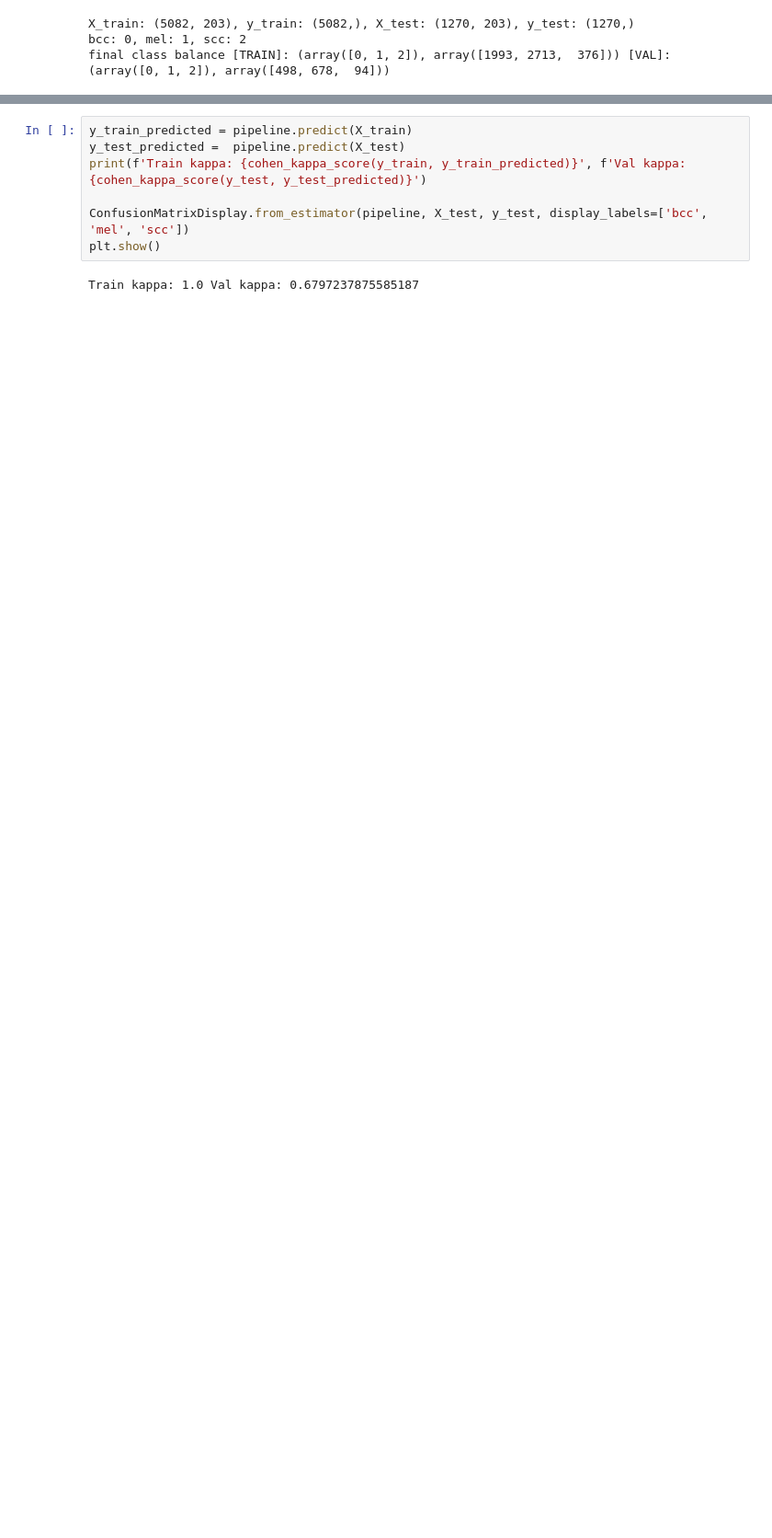
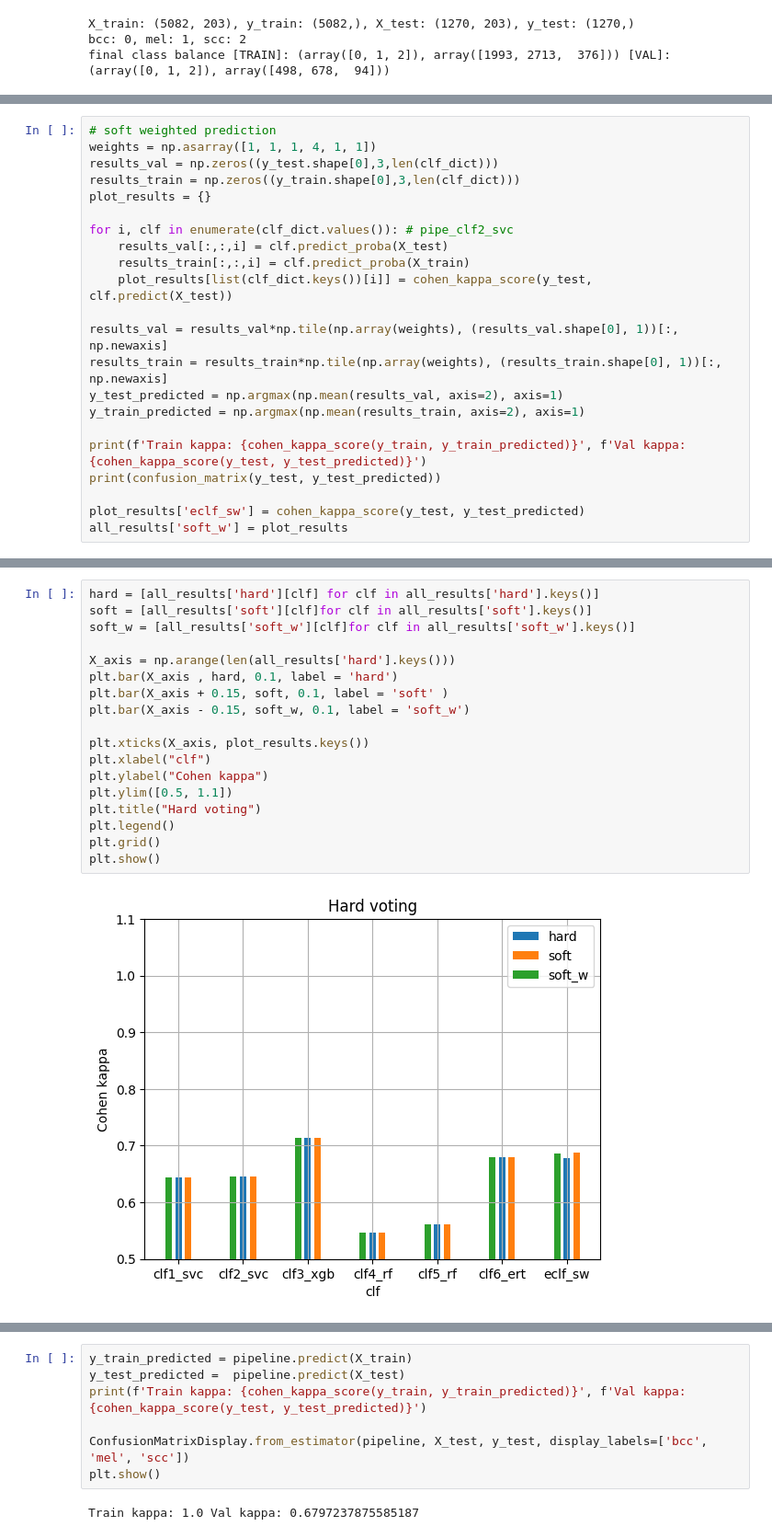
Before and after one commit to cansuyalcinn/skin-lesion-segmentation, a Jupyter notebook: notebooks/three_class_class.ipynb, the cells around one changed output, grey strips where cells are left out. Shown at 92% size. Cells and saved outputs as stored; diff of their text form; blank space fills up the shorter version.

```diff
--- a/notebooks/three_class_class.ipynb
+++ b/notebooks/three_class_class.ipynb
@@ -742,0 +1027,22 @@ final class balance [TRAIN]: (array([0, 1, 2]), array([1993, 2713,  376])) [VAL]
+# %%
+# soft weighted prediction
+weights = np.asarray([1, 1, 1, 4, 1, 1])
+results_val = np.zeros((y_test.shape[0],3,len(clf_dict)))
+results_train = np.zeros((y_train.shape[0],3,len(clf_dict)))
+plot_results = {}
+
+for i, clf in enumerate(clf_dict.values()): # pipe_clf2_svc
+    results_val[:,:,i] = clf.predict_proba(X_test)
+    results_train[:,:,i] = clf.predict_proba(X_train)
+    plot_results[list(clf_dict.keys())[i]] = cohen_kappa_score(y_test, clf.predict(X_test))
+
+results_val = results_val*np.tile(np.array(weights), (results_val.shape[0], 1))[:, np.newaxis]
+results_train = results_train*np.tile(np.array(weights), (results_train.shape[0], 1))[:, np.newaxis]
+y_test_predicted = np.argmax(np.mean(results_val, axis=2), axis=1)
+y_train_predicted = np.argmax(np.mean(results_train, axis=2), axis=1)
+
+print(f'Train kappa: {cohen_kappa_score(y_train, y_train_predicted)}', f'Val kappa: {cohen_kappa_score(y_test, y_test_predicted)}')
+print(confusion_matrix(y_test, y_test_predicted))
+
+plot_results['eclf_sw'] = cohen_kappa_score(y_test, y_test_predicted)
+all_results['soft_w'] = plot_results
@@ -742,0 +1074,20 @@ final class balance [TRAIN]: (array([0, 1, 2]), array([1993, 2713,  376])) [VAL]
+# %%
+hard = [all_results['hard'][clf] for clf in all_results['hard'].keys()]
+soft = [all_results['soft'][clf]for clf in all_results['soft'].keys()]
+soft_w = [all_results['soft_w'][clf]for clf in all_results['soft_w'].keys()]
+
+X_axis = np.arange(len(all_results['hard'].keys()))
+plt.bar(X_axis , hard, 0.1, label = 'hard')
+plt.bar(X_axis + 0.15, soft, 0.1, label = 'soft' )
+plt.bar(X_axis - 0.15, soft_w, 0.1, label = 'soft_w')
+
+plt.xticks(X_axis, plot_results.keys())
+plt.xlabel("clf")
+plt.ylabel("Cohen kappa")
+plt.ylim([0.5, 1.1])
+plt.title("Hard voting")
+plt.legend()
+plt.grid()
+plt.show()
+# %% [output]
+[figure, added]
```
Also changed, not shown: parts of 20 cells of this notebook.
